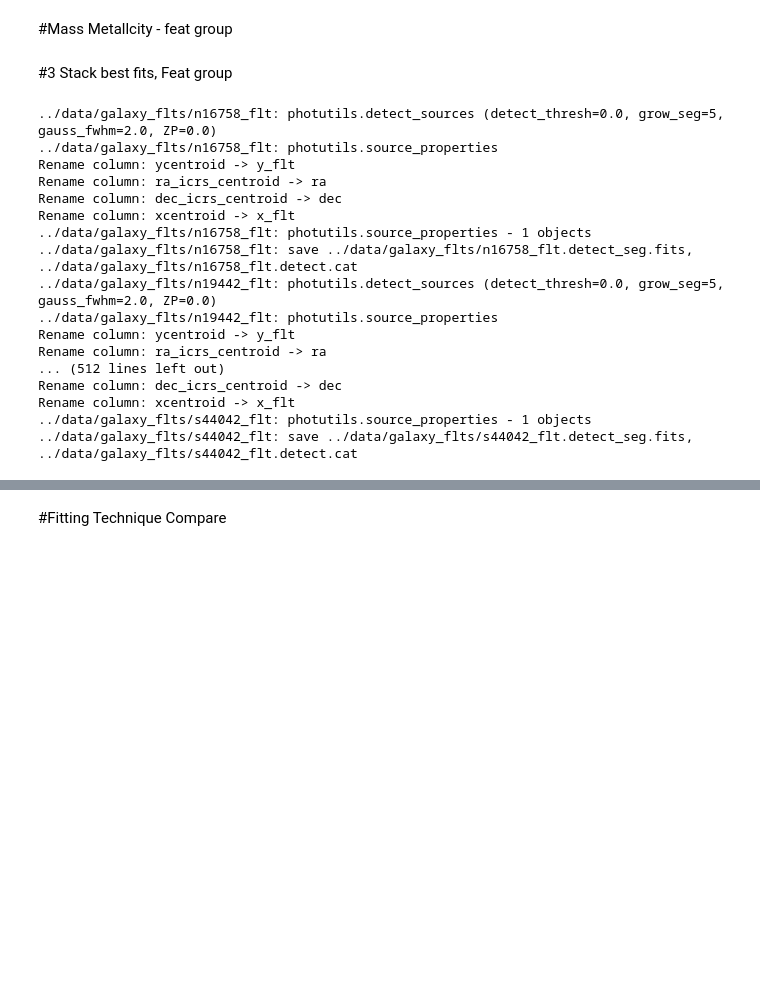
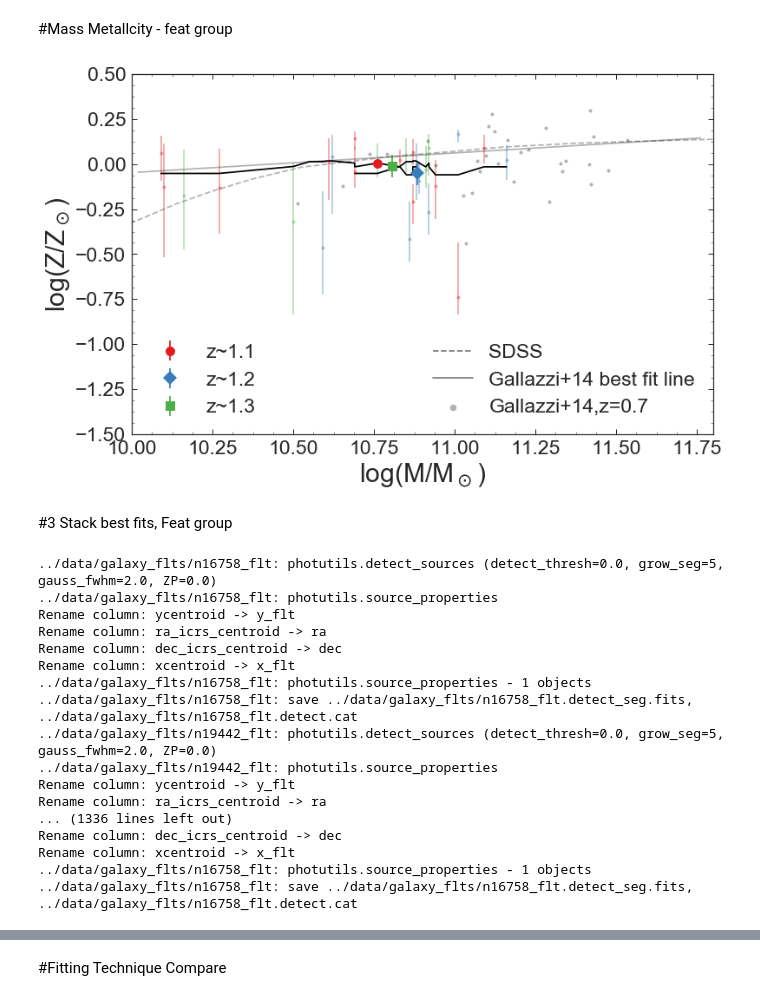
Before and after one commit to Vince-ec/Quiescent_analysis, a Jupyter notebook: scripts/important_plots.ipynb, the cells around one changed output, grey strips where cells are left out. Saved outputs shown, nothing was run; the diff lists cells and outputs as text; code cells hidden in the pictures; blank space fills up the shorter version.

```diff
--- a/scripts/important_plots.ipynb
+++ b/scripts/important_plots.ipynb
@@ -666,8 +666,8 @@ LZS = np.array(np.log10(gmtlZ/.019))
 IDS =LMASS.argsort()
 df = pd.DataFrame({'lmass': LMASS[IDS],'lzs': LZS[IDS]})
 eres = rzoo.zoo(df['lzs'],df['lmass'])
-rmean = rzoo.rollapply(eres,3,'median', fill = 'NA', align ='left')
-rstd = rzoo.rollapply(eres,3,'sd', fill = 'NA', align ='left')
+rmean = rzoo.rollapply(eres,10,'median', fill = 'NA', align ='left')
+rstd = rzoo.rollapply(eres,10,'median', fill = 'NA', align ='right')
 # %%
 ###PLOT
 %matplotlib inline
@@ -693,37 +693,39 @@ lfit = np.polyval(lvals,np.arange(10,11.75,.01))
 
 plt.errorbar(lzDB['lmass'],np.log10(lZ/0.019), yerr=np.log10([(lzDB['Zx_dt']/(lzDB['Zx_dt']-lzDB['Zx_-_sig_dt'])),
                             (lzDB['Zx_+_sig_dt']/lzDB['Zx_dt']+1)]),color='#e41a1c',alpha=.4,ms=4,fmt='o')
 plt.errorbar(mzDB['lmass'],np.log10(mZ/0.019), yerr=np.log10([(mzDB['Zx_dt']/(mzDB['Zx_dt']-mzDB['Zx_-_sig_dt'])),
                             (mzDB['Zx_+_sig_dt']/mzDB['Zx_dt']+1)]),color='#377eb8',alpha=.4,ms=4,fmt='o')
 plt.errorbar(hzDB['lmass'],np.log10(hZ/0.019), yerr=np.log10([(hzDB['Zx_dt']/(hzDB['Zx_dt']-hzDB['Zx_-_sig_dt'])),
                             (hzDB['Zx_+_sig_dt']/hzDB['Zx_dt']+1)]),color='#4daf4a',alpha=.4,ms=4,fmt='o')
 # plt.errorbar(uhzDB['lmass'],np.log10(uhZ/0.019), yerr=np.log10([(uhzDB['Z']/(uhzDB['Z']-uhzDB['Z_-_sig'])),
 #                             (uhzDB['Z_+_sig']/uhzDB['Z']+1)]),color='#2AA104',alpha=.4,ms=5,fmt='o')
 # plt.plot(np.arange(10,11.75,.01),lfit)
-# plt.plot(LMASS[IDS],rmean,'k')
-# plt.plot(LMASS[IDS],rstd,'k')
+plt.plot(LMASS[IDS],rmean,'k')
+plt.plot(LMASS[IDS],rstd,'k')
 
 plt.errorbar(np.median(lzDB['lmass']),np.log10(lmed/0.019), yerr=np.log10([[lmed/(lmed-ller)],[lher/lmed+1]]),
              color='#e41a1c',ms=11,fmt='o',label='z~1.1')
 plt.errorbar(np.median(mzDB['lmass']),np.log10(mmed/0.019), yerr=np.log10([[mmed/(mmed-mler)],[mher/mmed+1]]),
              color='#377eb8',ms=11,fmt='D',label='z~1.2')
 plt.errorbar(np.median(hzDB['lmass']),np.log10(hmed/0.019), yerr=np.log10([[hmed/(hmed-hler)],[hher/hmed+1]]),
              color='#4daf4a',ms=11,fmt='s',label='z~1.3')
 # plt.errorbar(np.median(uhzDB['lmass']),np.log10(uhmed/0.019), xerr=bser_uhz, yerr=np.log10([[uhmed/(uhmed-uhler)],[uhher/uhmed+1]]),
 #              color='#2AA104',ms=8,fmt='s',label='z~1.6')
 
 
 plt.xlabel('log(M/M$_\odot$)',size=30)
 plt.ylabel('log(Z/Z$_\odot$)',size=30)
 plt.axis([10,11.8,-1.5,.5])
 plt.tick_params(axis='both', which='major', labelsize=23)
 plt.minorticks_on()
 
 plt.gcf().subplots_adjust(bottom=0.16)
 plt.legend(fontsize=23)
-# plt.show()
-plt.savefig('../plots/metalmass_featgroup_9-7.pdf')
+plt.show()
+# plt.savefig('../plots/metalmass_featgroup_9-7.pdf')
 plt.close()
+# %% [output]
+[figure, added]
 # %%
 ###PLOT
 %matplotlib inline
@@ -823,26 +825,26 @@ PZl, PZm, PZh, PZuh = np.ones([4,len(metal)])
 PTl, PTm, PTh, PTuh = np.ones([4,len(age)])
 
 for i in lzDB.index:
-    z, pz = np.load('../chidat/%s_79-114_Z_pos_ff.npy' % lzDB['gids'][i])
-    t, pt = np.load('../chidat/%s_79-114_t_pos_ff.npy' % lzDB['gids'][i])
+    z, pz = np.load('../chidat/%s_dtau_Z_pos_ff.npy' % lzDB['gids'][i])
+    t, pt = np.load('../chidat/%s_dtau_t_pos_ff.npy' % lzDB['gids'][i])
     PZl = PZl * pz
     PTl = PTl * pt
 
 for i in mzDB.index:
-    z, pz = np.load('../chidat/%s_79-114_Z_pos_ff.npy' % mzDB['gids'][i])
-    t, pt = np.load('../chidat/%s_79-114_t_pos_ff.npy' % mzDB['gids'][i])
+    z, pz = np.load('../chidat/%s_dtau_Z_pos_ff.npy' % mzDB['gids'][i])
+    t, pt = np.load('../chidat/%s_dtau_t_pos_ff.npy' % mzDB['gids'][i])
     PZm = PZm * pz
     PTm = PTm * pt
 
 for i in hzDB.index:
-    z, pz = np.load('../chidat/%s_79-114_Z_pos_ff.npy' % hzDB['gids'][i])
-    t, pt = np.load('../chidat/%s_79-114_t_pos_ff.npy' % hzDB['gids'][i])
+    z, pz = np.load('../chidat/%s_dtau_Z_pos_ff.npy' % hzDB['gids'][i])
+    t, pt = np.load('../chidat/%s_dtau_t_pos_ff.npy' % hzDB['gids'][i])
     PZh = PZh * pz
     PTh = PTh * pt
 
 for i in uhzDB.index:
-    z, pz = np.load('../chidat/%s_79-114_Z_pos_ff.npy' % uhzDB['gids'][i])
-    t, pt = np.load('../chidat/%s_79-114_t_pos_ff.npy' % uhzDB['gids'][i])
+    z, pz = np.load('../chidat/%s_dtau_Z_pos_ff.npy' % uhzDB['gids'][i])
+    t, pt = np.load('../chidat/%s_dtau_t_pos_ff.npy' % uhzDB['gids'][i])
     PZuh = PZuh * pz
     PTuh = PTuh * pt
 
@@ -866,19 +868,19 @@ tmeduh, tler, ther = Median_w_Error(PTuh, age)
 
 lzstack = Stack(lzDB['gids'].values,lzDB['hi_res_specz'].values,np.arange(3400,5300,10),np.arange(3950,5200,1))
 lzstack.Stack_normwmean()
-lzstack.Stack_normwmean_model(Zmedl,tmedl,tau,bftau=8.48)
+lzstack.Stack_normwmean_model(Zmedl,tmedl,tau)
 
 mzstack = Stack(mzDB['gids'].values,mzDB['hi_res_specz'].values,np.arange(3400,5300,10),np.arange(3650,4950,1))
 mzstack.Stack_normwmean()
-mzstack.Stack_normwmean_model(Zmedm,tmedm,tau,bftau=8.78)
+mzstack.Stack_normwmean_model(Zmedm,tmedm,tau)
 
 hzstack = Stack(hzDB['gids'].values,hzDB['hi_res_specz'].values,np.arange(3400,5300,10),np.arange(3450,4550,1))
 hzstack.Stack_normwmean()
-hzstack.Stack_normwmean_model(Zmedh,tmedh,tau,bftau=8.7)
+hzstack.Stack_normwmean_model(Zmedh,tmedh,tau)
 
 uhzstack = Stack(uhzDB['gids'].values,uhzDB['hi_res_specz'].values,np.arange(3300,5300,10),np.arange(3400,4000,1))
 uhzstack.Stack_normwmean()
-uhzstack.Stack_normwmean_model(Zmeduh,tmeduh,tau,bftau=8.6)
+uhzstack.Stack_normwmean_model(Zmeduh,tmeduh,tau)
 # %% [output]
 ../data/galaxy_flts/n16758_flt: photutils.detect_sources (detect_thresh=0.0, grow_seg=5, gauss_fwhm=2.0, ZP=0.0)
 ../data/galaxy_flts/n16758_flt: photutils.source_properties
@@ -892,11 +894,11 @@ Rename column: xcentroid -> x_flt
 ../data/galaxy_flts/n19442_flt: photutils.source_properties
 Rename column: ycentroid -> y_flt
 Rename column: ra_icrs_centroid -> ra
-... (512 lines left out)
+... (1336 lines left out)
 Rename column: dec_icrs_centroid -> dec
 Rename column: xcentroid -> x_flt
-../data/galaxy_flts/s44042_flt: photutils.source_properties - 1 objects
-../data/galaxy_flts/s44042_flt: save ../data/galaxy_flts/s44042_flt.detect_seg.fits, ../data/galaxy_flts/s44042_flt.detect.cat
+../data/galaxy_flts/n16758_flt: photutils.source_properties - 1 objects
+../data/galaxy_flts/n16758_flt: save ../data/galaxy_flts/n16758_flt.detect_seg.fits, ../data/galaxy_flts/n16758_flt.detect.cat
 # %%
 """PLOT"""
 def Plot_stack(wv,fl,er,mwv,mfl,bfm,bfa,adist,mdist,window=[],save_plot=False,plot_name=''):
```
Also changed, not shown: parts of 2 cells of this notebook, 1 other file.
